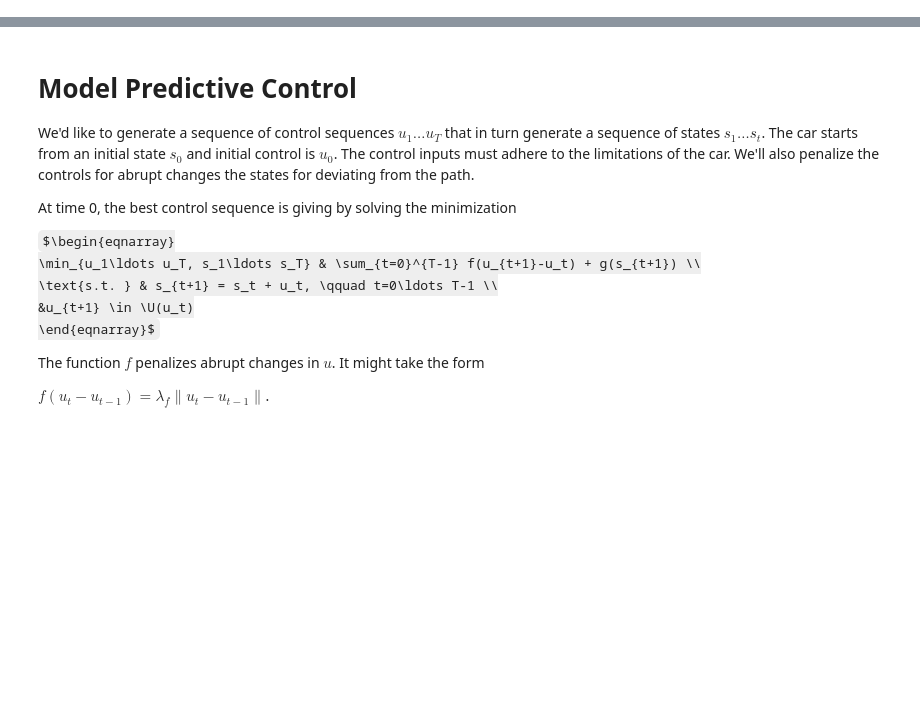
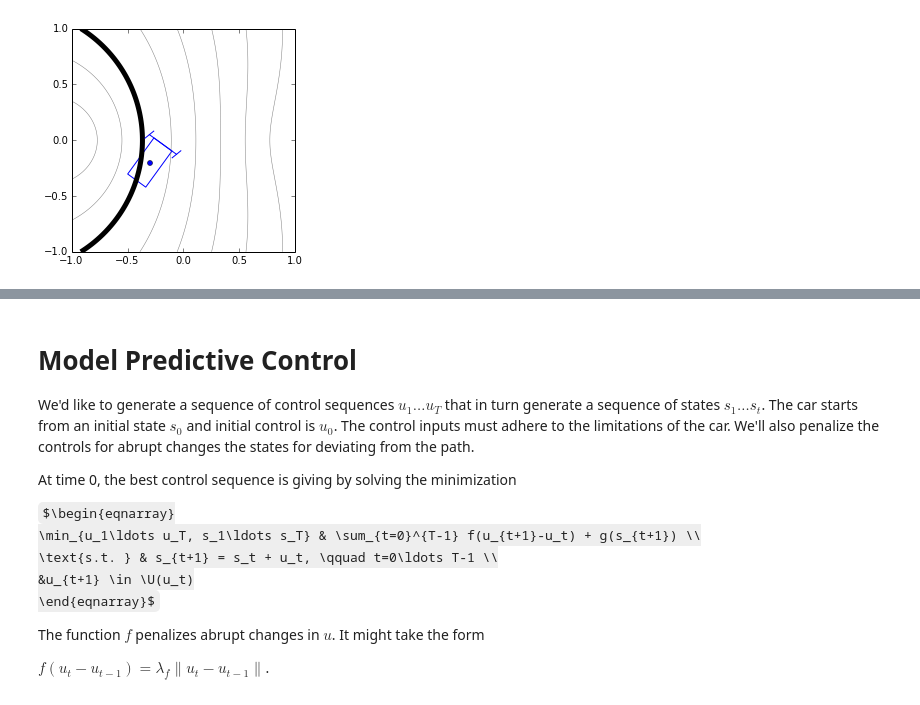
Before and after one commit to a-rahimi/sqp-control, a Jupyter notebook: Following an Uncertain Path.ipynb, the cells around one changed output, grey strips where cells are left out. Saved outputs shown, nothing was run; the diff lists cells and outputs as text; code cells hidden in the pictures; some formulas as TeX source; blank space fills up the shorter version.

```diff
--- a/Following an Uncertain Path.ipynb
+++ b/Following an Uncertain Path.ipynb
@@ -65,0 +73,20 @@ You can also generate an animated version of this
+# %%
+%matplotlib inline
+import pylab as P
+from numpy import *
+import sim
+
+# generate a random path function. The return value p is itself is a function.
+# p(x) returns a dictionary that contains the value of p and various derivatives.
+# omit the w0 and w1 arguments to generate a random path
+p = sim.genpath(w0=1.4249358640228298, w1=-0.660992152062462)
+sim.draw_path(P.gca(), p)
+
+# the state of a car is a five-dimensional vector of
+#   ( x,  y, orientation, speed, steering angle)
+s = (-.3, -.2,       pi*.3,   .06,         -pi/12)
+sim.draw_car(P.gca(), s)
+
+P.axis('scaled');
+# %% [output]
+[figure, added]
```
Also changed, not shown: parts of 11 cells of this notebook, 2 other files.
